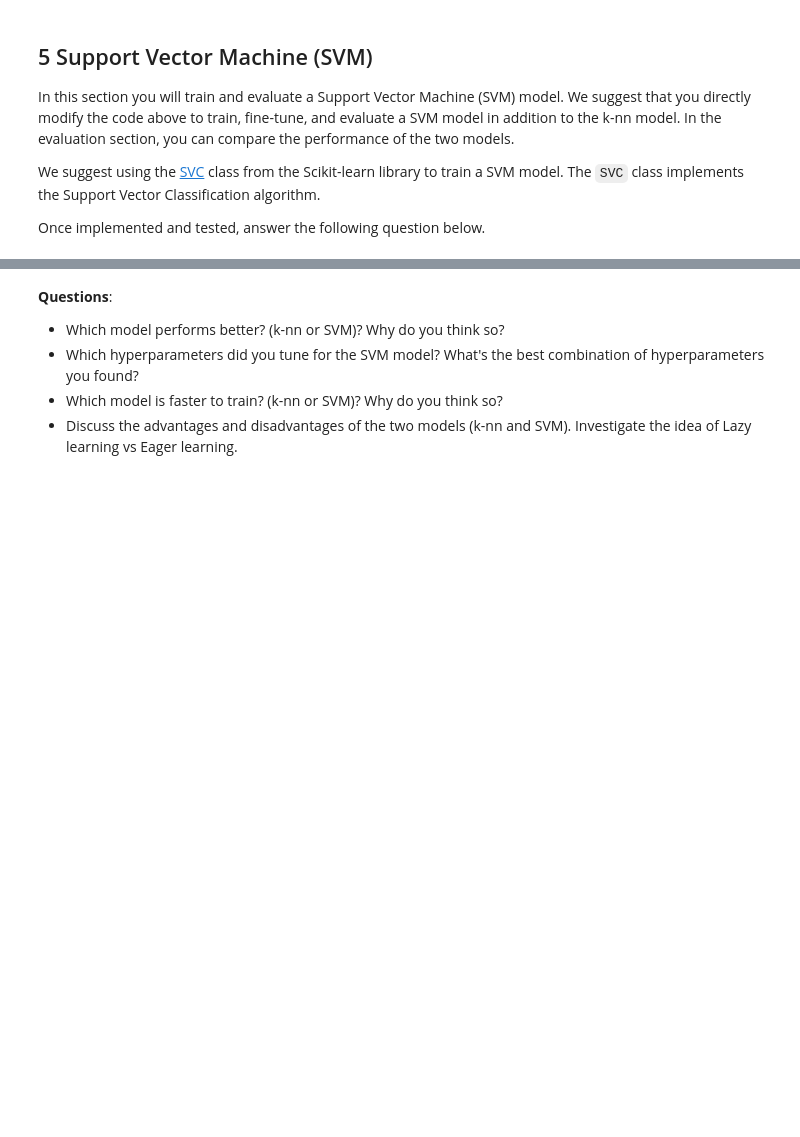
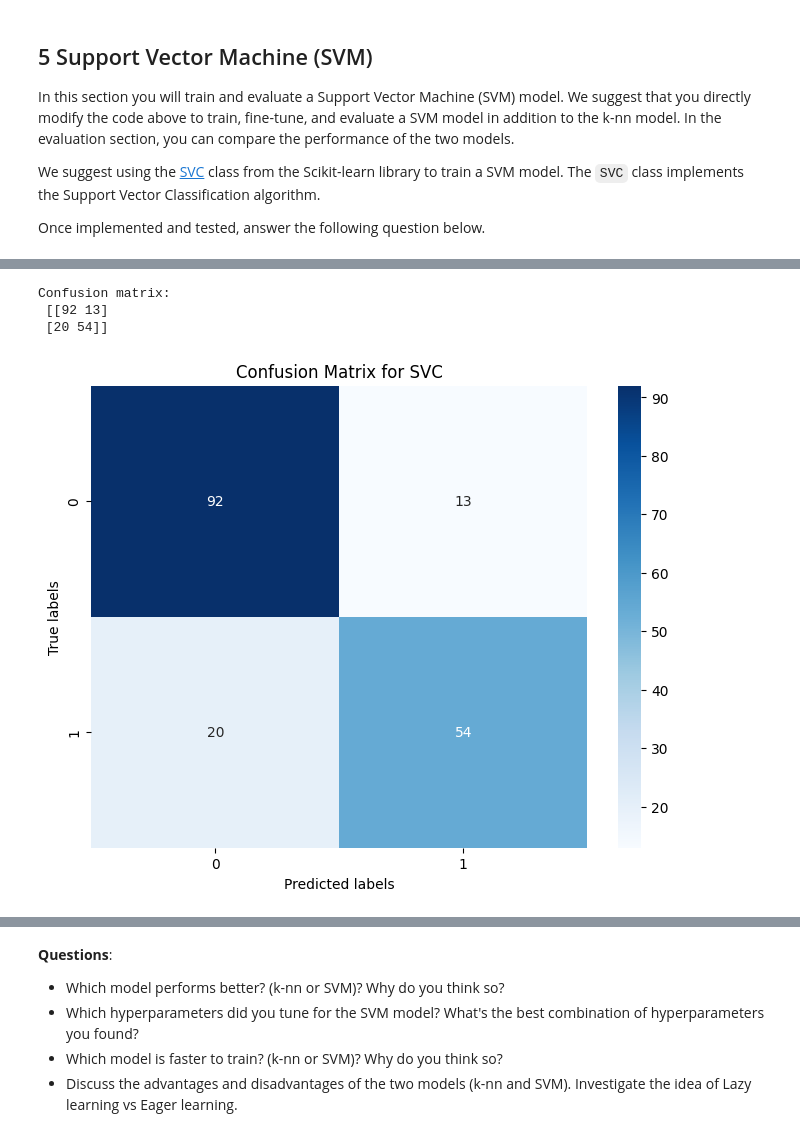
Before and after one commit to isc-hei-classrooms/301-Week2-Workflow_SVM, a Jupyter notebook: Data Pipeline (solution).ipynb, the cells around one changed output, grey strips where cells are left out. Cells and saved outputs as stored; diff of their text form; code cells hidden in the pictures; blank space fills up the shorter version.

```diff
--- a/Data Pipeline (solution).ipynb
+++ b/Data Pipeline (solution).ipynb
@@ -1417,0 +1469,26 @@ Once implemented and tested, answer the following question below.
+# %%
+# We plot the confusion matrix for the SVC model
+# predictions
+y_pred_svc = best_svc.predict(X_te)
+
+# confusion matrix (simple)
+from sklearn.metrics import confusion_matrix
+confusion_svc = confusion_matrix(y_te, y_pred_svc)
+print('Confusion matrix:\n', confusion_svc)
+
+# confusion matrix (fancy)
+import seaborn as sns
+import matplotlib.pyplot as plt
+
+# we create a heatmap of the confusion matrix
+plt.figure(figsize=(8, 6))
+sns.heatmap(confusion_svc, annot=True, fmt='d', cmap='Blues')
+plt.xlabel('Predicted labels')
+plt.ylabel('True labels')
+plt.title('Confusion Matrix for SVC')
+plt.show()
+# %% [output]
+Confusion matrix:
+ [[92 13]
+ [20 54]]
+[figure, added]
```
Also changed, not shown: parts of 5 cells of this notebook, 2 other files.
